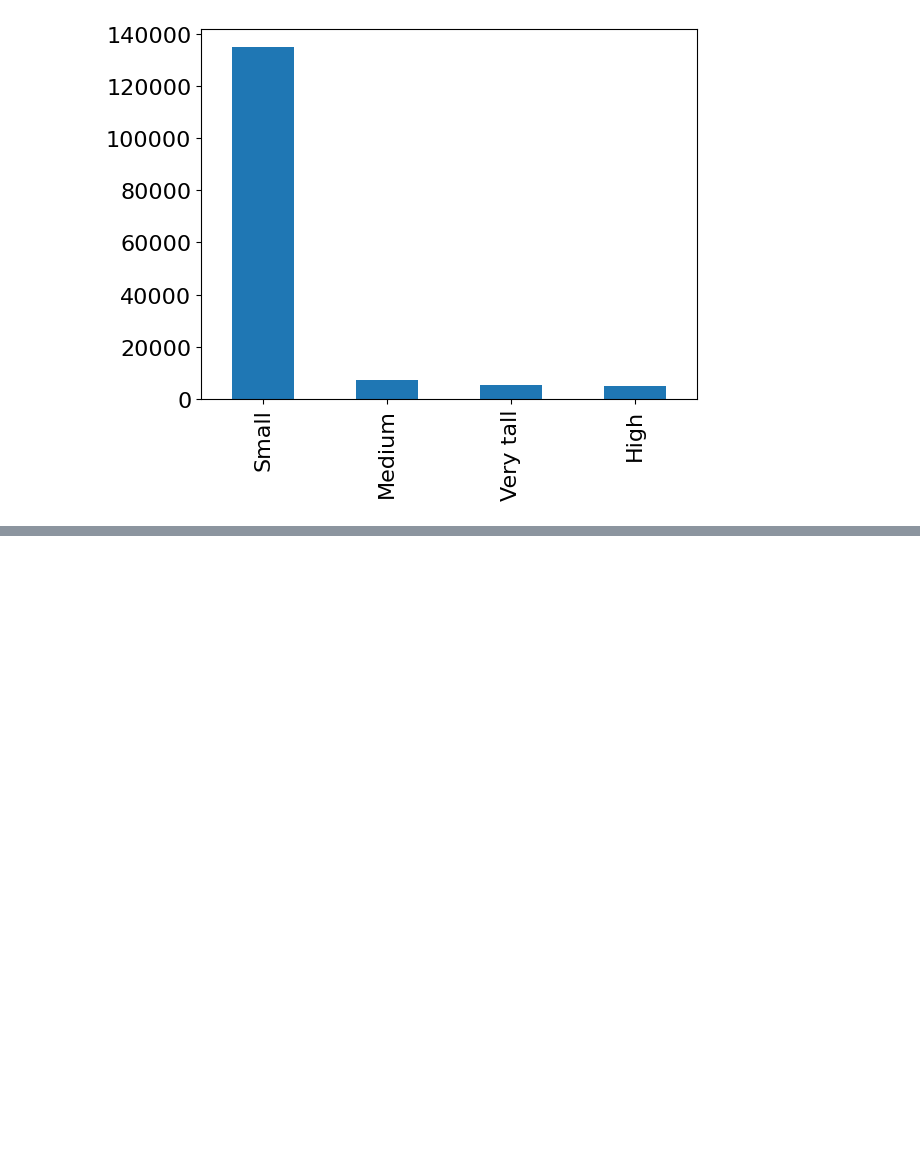
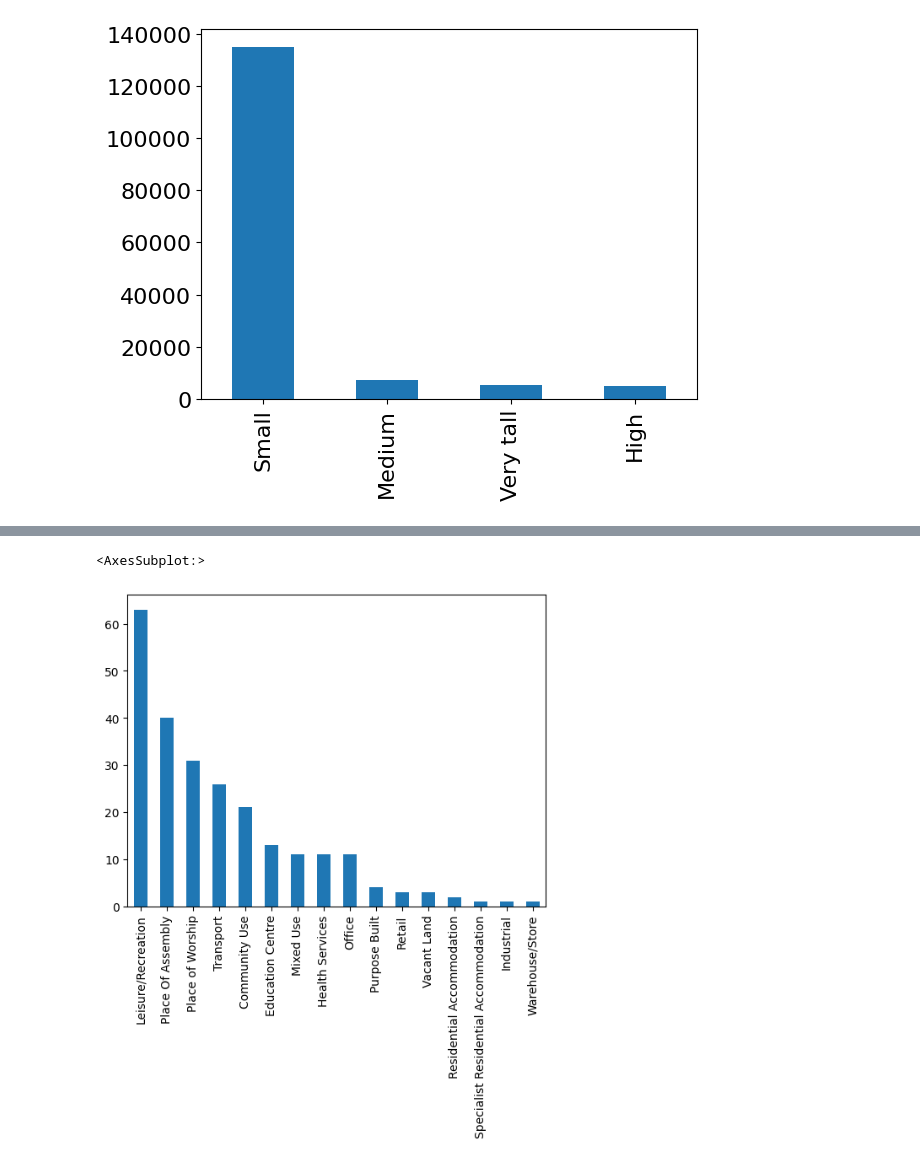
Before and after one commit to masher92/footfall, a Jupyter notebook: MelbourneAnalysis/AnalysingData/ExploringFeaturesDistribution.ipynb, the cells around one changed output, grey strips where cells are left out. Saved outputs shown, nothing was run; the diff lists cells and outputs as text; code cells hidden in the pictures; blank space fills up the shorter version.

```diff
--- a/MelbourneAnalysis/AnalysingData/ExploringFeaturesDistribution.ipynb
+++ b/MelbourneAnalysis/AnalysingData/ExploringFeaturesDistribution.ipynb
@@ -7,6 +7,6 @@ buildings_df = pd.read_csv('../Cleaned_data/buildings_clean.csv')
 lights_df = pd.read_csv('../Cleaned_data/lights_clean.csv')
 furniture_df = pd.read_csv('../Cleaned_data/street_inf_clean.csv')
 bikes_df = pd.read_csv('../Cleaned_data/bikes_clean.csv')
-landmarks_gdf = pd.read_csv('../Cleaned_data/landmarks_clean.csv')
+landmarks_df = pd.read_csv('../Cleaned_data/landmarks_clean.csv')
 # %% [markdown]
 ## Buildings
@@ -46,0 +60,7 @@ buildings_df['building_height'].value_counts().plot(kind='bar')
+# %%
+landmarks_df['theme'].value_counts().plot(kind='bar')
+# landmarks_df['sub_theme'].value_counts().plot(kind='bar')
+# landmarks_df
+# %% [output]
+<AxesSubplot:>
+[figure, added]
```
Also changed, not shown: parts of 3 cells of this notebook, 3 other files.
